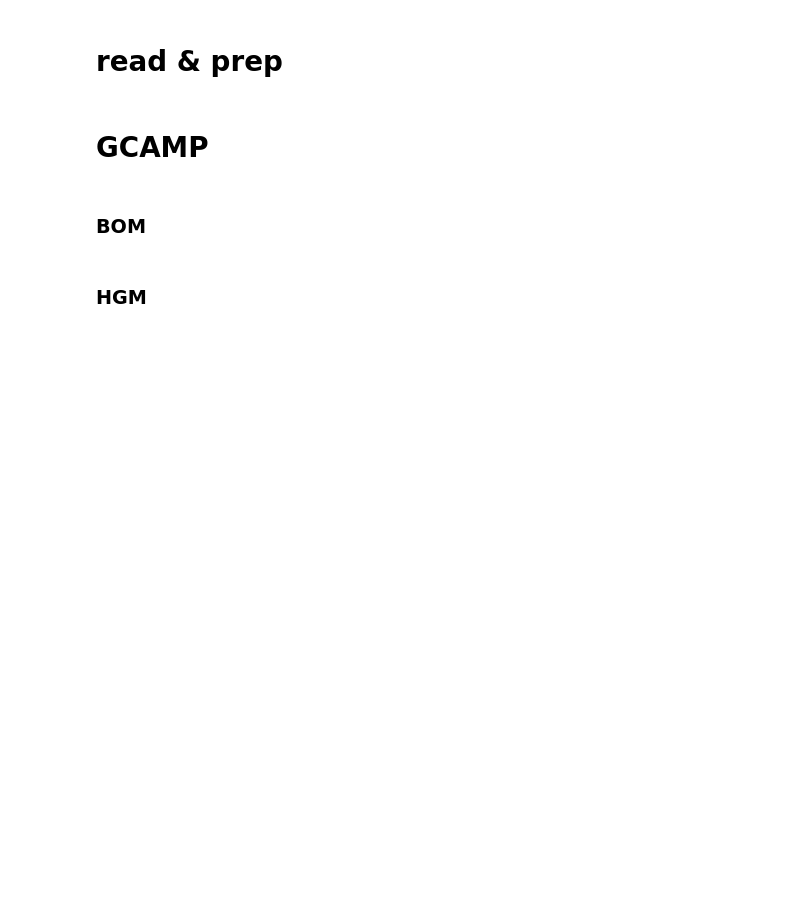
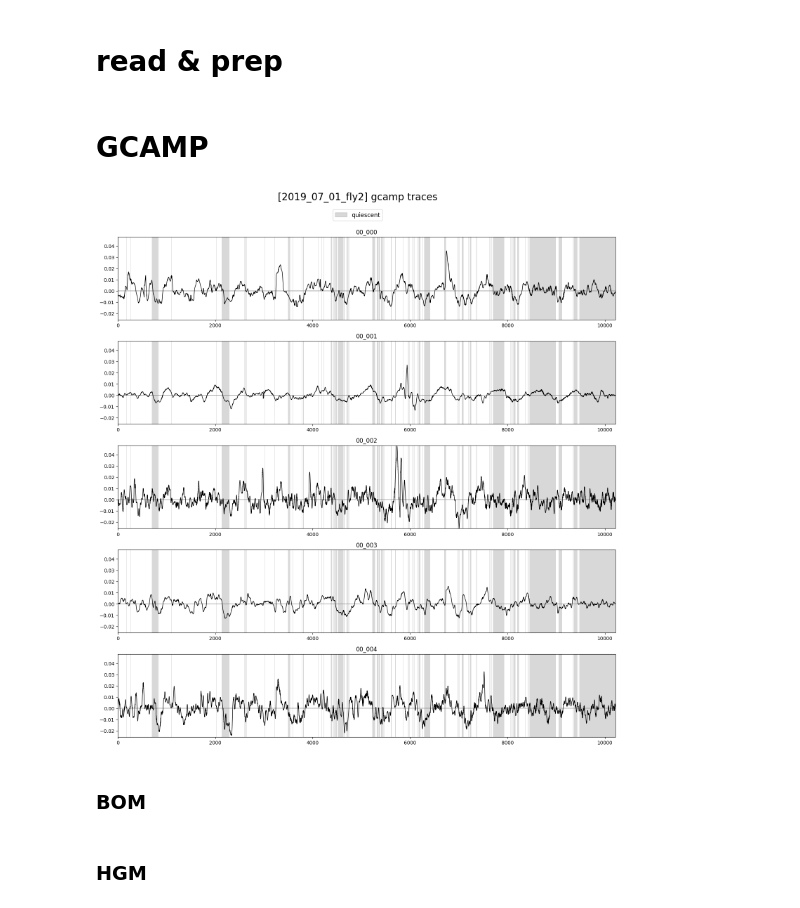
Before and after one commit to julian-zim/higama, a Jupyter notebook: organisms/fly-2023-schaffer/src/modelling/model.ipynb, the cells around one changed output. Cells and saved outputs as stored; diff of their text form; code cells hidden in the pictures; blank space fills up the shorter version.

```diff
--- a/organisms/fly-2023-schaffer/src/modelling/model.ipynb
+++ b/organisms/fly-2023-schaffer/src/modelling/model.ipynb
@@ -337,10 +339,12 @@ plot_idx = file_ids.index(plot_id)
 # %% [markdown]
 # GCAMP
 # %%
-plot_utils.plot_traces(traces[plot_idx][:limit_n],
+plot_utils.plot_traces(traces[plot_idx].iloc[:, :limit_n],
 					   states[plot_idx][['still']],
 					   label='quiescent',
 					   title=f'[{filenames[plot_idx]}] gcamp traces', ylimits=None)
+# %% [output]
+[figure, added]
 # %% [markdown]
 ### BOM
 # %%
```
Also changed, not shown: parts of 1 cell of this notebook, 1 other file.
